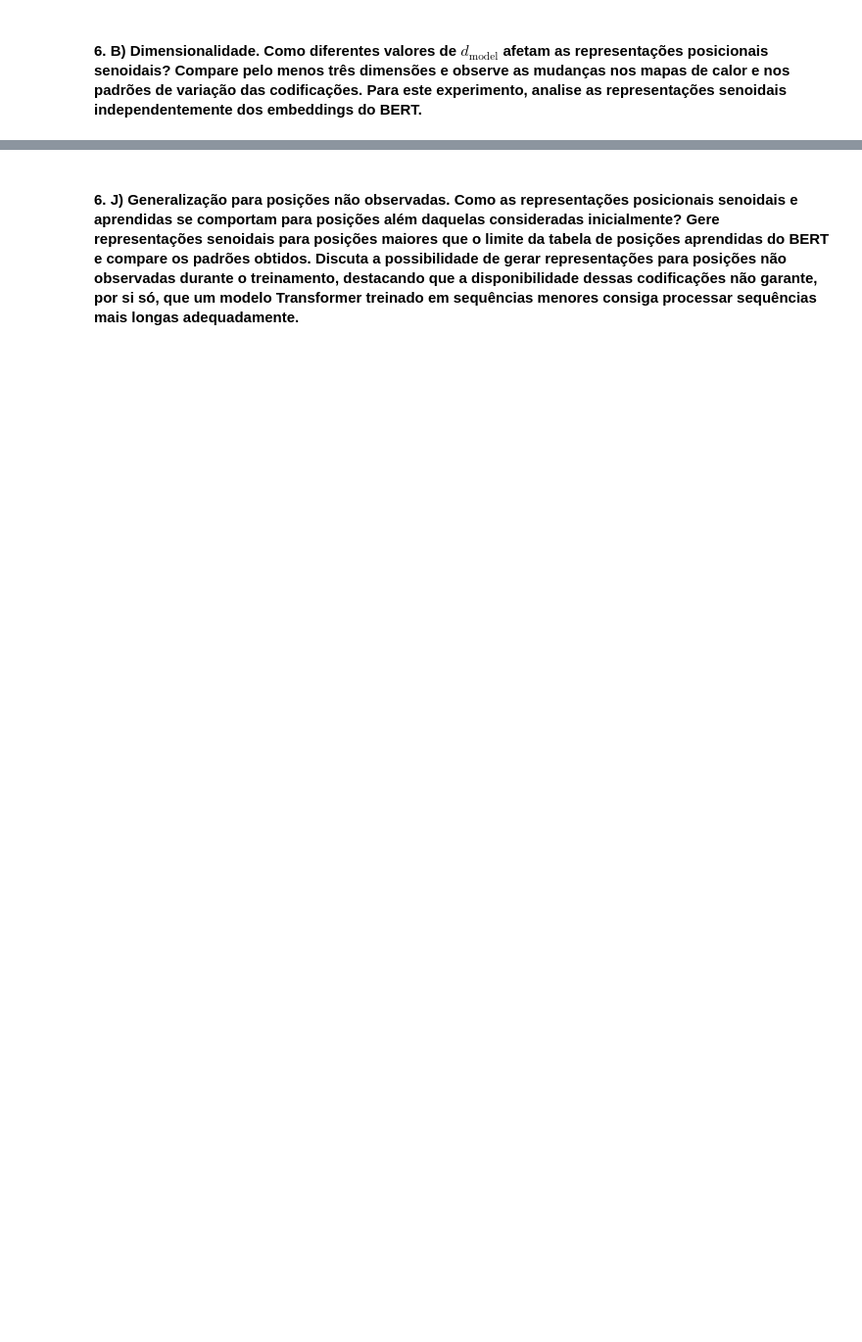
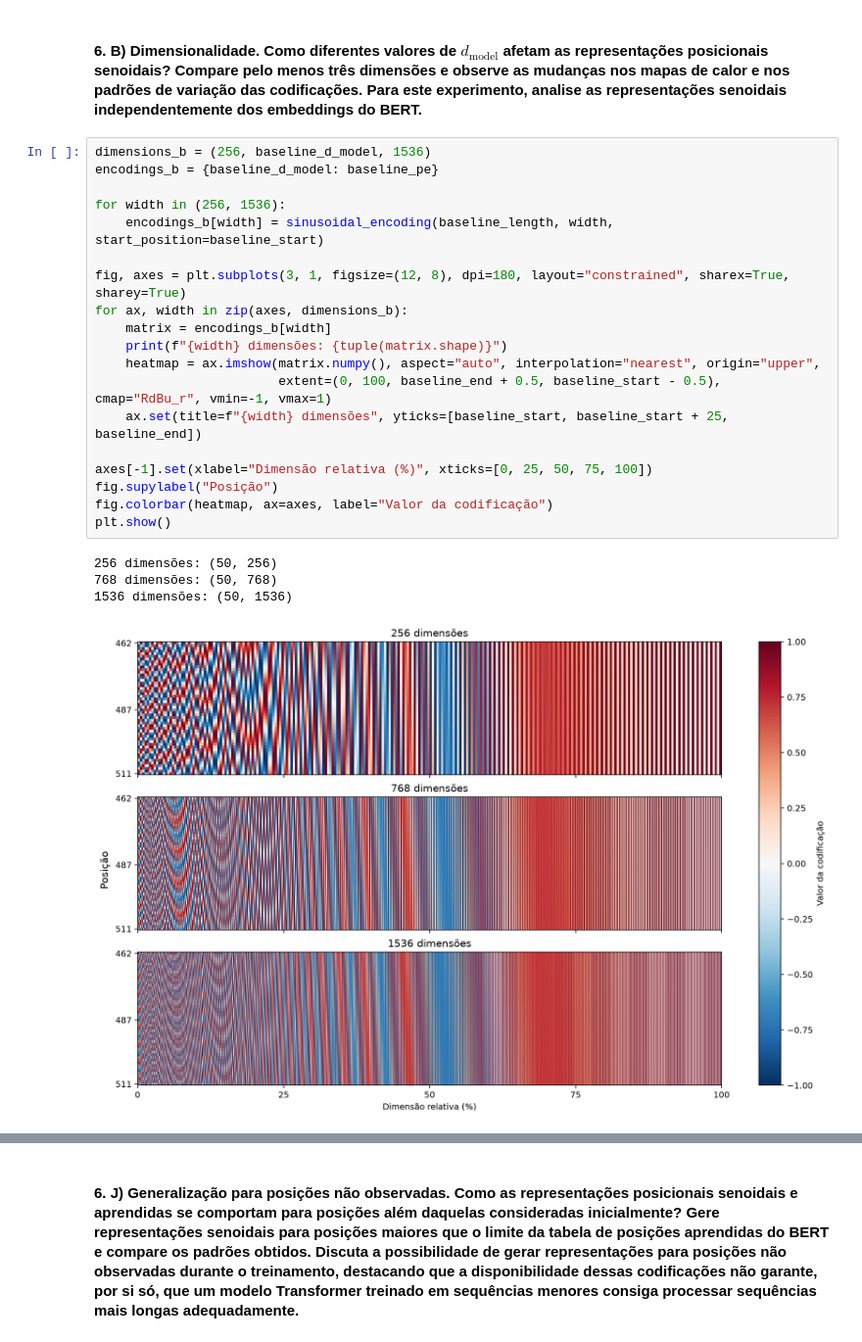
Before and after one commit to gabrielrech06/t3-deeplearning, a Jupyter notebook: trabalho_3.ipynb, the cells around one changed output, grey strips where cells are left out. Shown at 98% size. Saved outputs shown, nothing was run; the diff lists cells and outputs as text; blank space fills up the shorter version.

```diff
--- a/trabalho_3.ipynb
+++ b/trabalho_3.ipynb
@@ -314,3 +327,27 @@ plt.show()
 
 
 #### 6. B) Dimensionalidade. Como diferentes valores de $d_{\mathrm{model}}$ afetam as representações posicionais senoidais? Compare pelo menos três dimensões e observe as mudanças nos mapas de calor e nos padrões de variação das codificações. Para este experimento, analise as representações senoidais independentemente dos embeddings do BERT.
+# %%
+dimensions_b = (256, baseline_d_model, 1536)
+encodings_b = {baseline_d_model: baseline_pe}
+
+for width in (256, 1536):
+    encodings_b[width] = sinusoidal_encoding(baseline_length, width, start_position=baseline_start)
+
+fig, axes = plt.subplots(3, 1, figsize=(12, 8), dpi=180, layout="constrained", sharex=True, sharey=True)
+for ax, width in zip(axes, dimensions_b):
+    matrix = encodings_b[width]
+    print(f"{width} dimensões: {tuple(matrix.shape)}")
+    heatmap = ax.imshow(matrix.numpy(), aspect="auto", interpolation="nearest", origin="upper",
+                        extent=(0, 100, baseline_end + 0.5, baseline_start - 0.5), cmap="RdBu_r", vmin=-1, vmax=1)
+    ax.set(title=f"{width} dimensões", yticks=[baseline_start, baseline_start + 25, baseline_end])
+
+axes[-1].set(xlabel="Dimensão relativa (%)", xticks=[0, 25, 50, 75, 100])
+fig.supylabel("Posição")
+fig.colorbar(heatmap, ax=axes, label="Valor da codificação")
+plt.show()
+# %% [output]
+256 dimensões: (50, 256)
+768 dimensões: (50, 768)
+1536 dimensões: (50, 1536)
+[figure, added]
```
Also changed, not shown: parts of 14 cells of this notebook.
